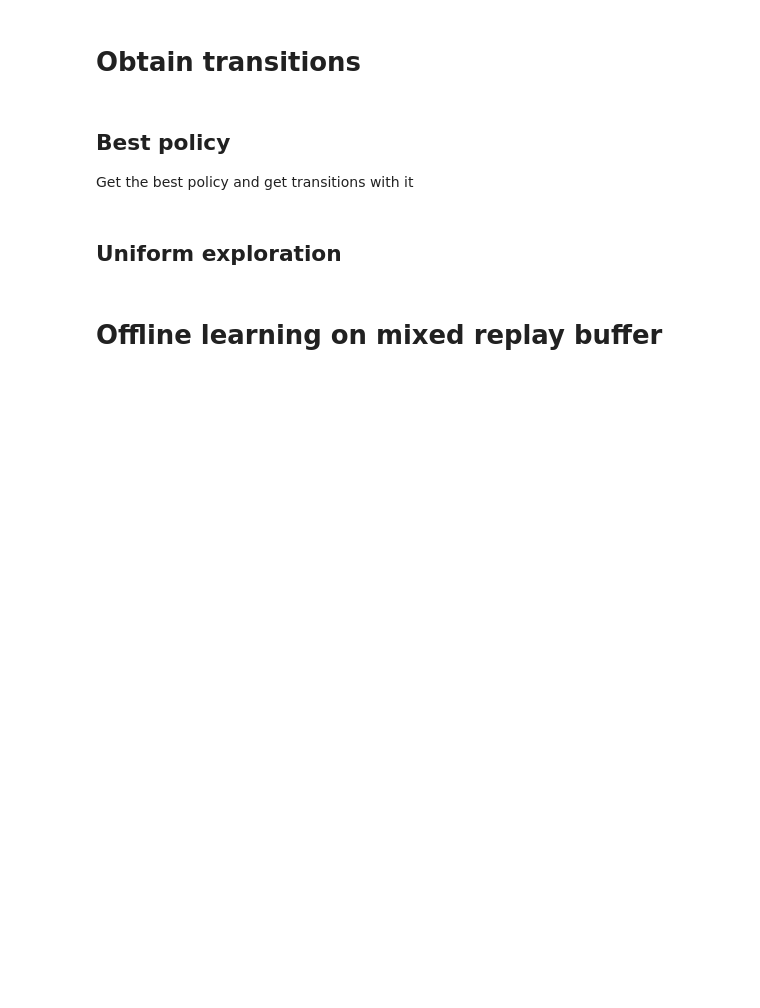
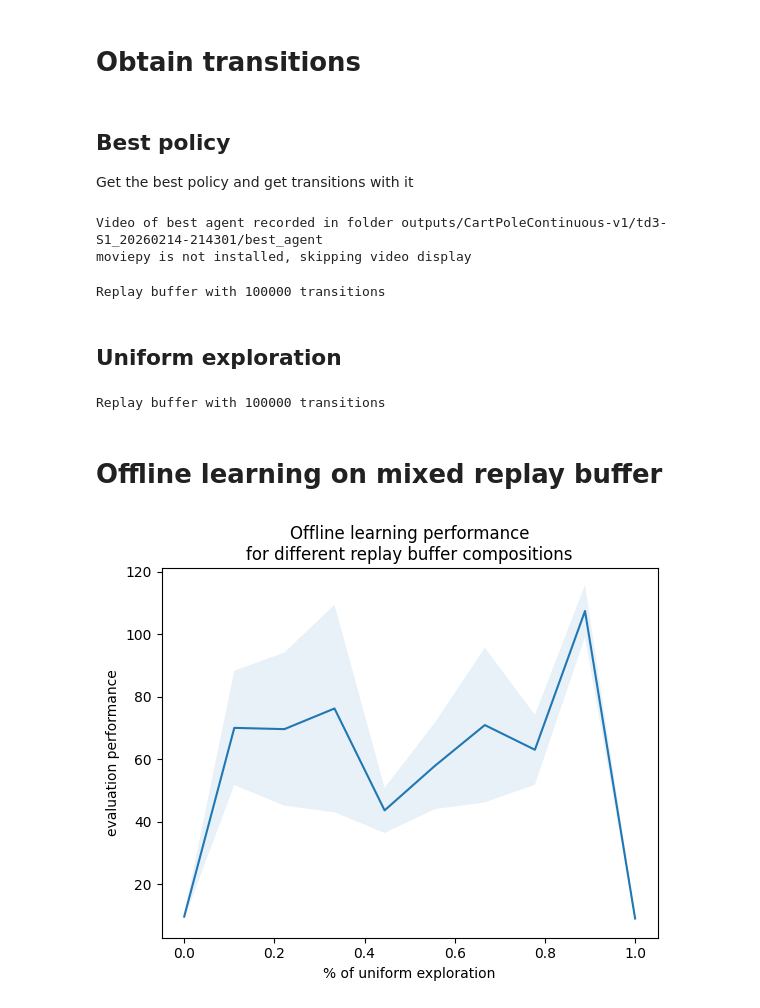
Before and after one commit to milosoundjian/projet-mind, a Jupyter notebook: experiments/notebooks/01-pipeline_setup.ipynb, the cells around one changed output. Cells and saved outputs as stored; diff of their text form; code cells hidden in the pictures; blank space fills up the shorter version.

Commit message:
add OfflineTD3 agent (like TD3, but without noise)

```diff
--- a/experiments/notebooks/01-pipeline_setup.ipynb
+++ b/experiments/notebooks/01-pipeline_setup.ipynb
@@ -40,7 +42,7 @@ cfg = load_config("bbrl_example")
 # %% [markdown]
 # Obtain transitions
 # %%
-ENV_NAME = ["CartPoleContinuous-v1","Pendulum-v1","MountainCarContinuous-v0","LunarLanderContinuous-v3"][2]
+ENV_NAME = ["CartPoleContinuous-v1","Pendulum-v1","MountainCarContinuous-v0","LunarLanderContinuous-v3"][0]
 BUFFER_SIZE = 100_000
 PROPORTIONS = np.linspace(0,1,10)
 # %% [markdown]
@@ -68,38 +70,47 @@ td3 = TD3(cfg_td3_best)
 run_td3(td3)
 td3.visualize_best()
 best_policy_agent = td3.best_policy
+# %% [output]
+Video of best agent recorded in folder outputs/CartPoleContinuous-v1/td3-S1_20260214-214301/best_agent
+moviepy is not installed, skipping video display
 # %%
 rb_best = collect_policy_transitions(best_policy_agent ,ENV_NAME, buffer_size=BUFFER_SIZE)
 print(f"Replay buffer with {rb_best.size()} transitions")
+# %% [output]
+Replay buffer with 100000 transitions
 # %% [markdown]
 ## Uniform exploration
 # %%
 rb_unif = collect_uniform_transitions(ENV_NAME, buffer_size=BUFFER_SIZE)
 print(f"Replay buffer with {rb_unif.size()} transitions")
+# %% [output]
+Replay buffer with 100000 transitions
 # %% [markdown]
 # Offline learning on mixed replay buffer
 # %%
 cfg_td3_offline = OmegaConf.create(cfg.td3)
 cfg_td3_offline.gym_env.env_name = ENV_NAME
 
 # accelerate for the sake of test:
 cfg_td3_offline.algorithm.n_steps = 100
 cfg_td3_offline.algorithm.max_epochs = 1000
 
 # we don't care about when learning starts for offline:
 cfg_td3_offline.algorithm.learning_starts = None
 
-# do we still need to add noise to agent's actions?
-cfg_td3_offline.algorithm.action_noise = 0.5
-cfg_td3_offline.algorithm.target_policy_noise = 0.5
+# there is no exploration in off-line learning
+cfg_td3_offline.algorithm.action_noise = None
+cfg_td3_offline.algorithm.target_policy_noise = None
 
 cfg_td3_offline.plot_agents=False # TODO: plot_agents() doesn't work with Lunar Lander
 
 
 perfs = test_rb_compositions(rb_unif=rb_unif,
                     rb_best=rb_best,
                     buffer_size=BUFFER_SIZE,
-                    proportions=[1],#PROPORTIONS,
-                    agent_constructor=TD3,
+                    proportions=PROPORTIONS,
+                    agent_constructor=OfflineTD3,
                     cfg= cfg_td3_offline,
                     offline_run=run_td3_offline)
+# %% [output]
+[figure, added]
```
Also changed, not shown: parts of 1 cell of this notebook, 1 other file.
